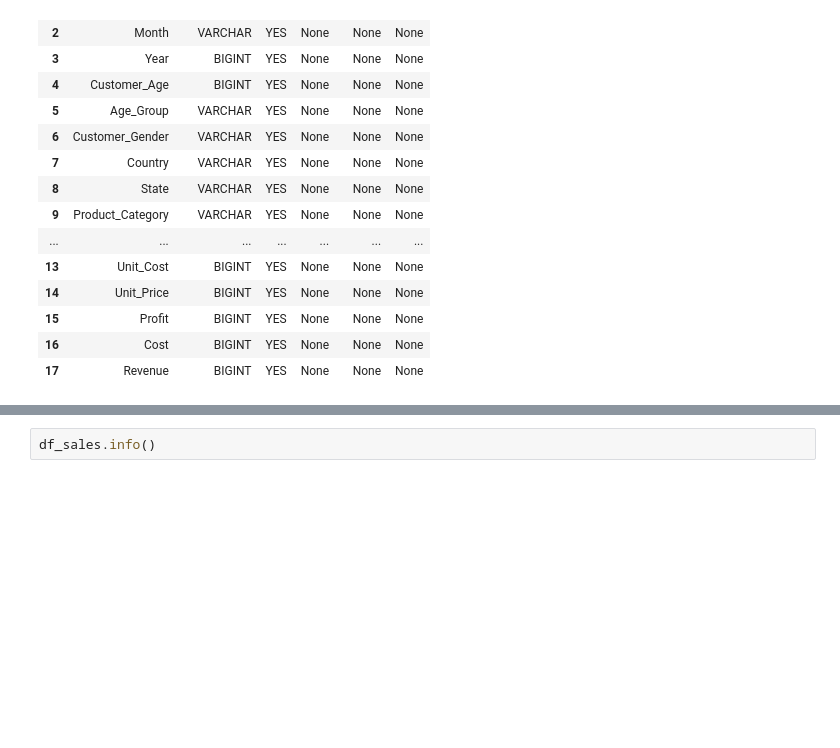
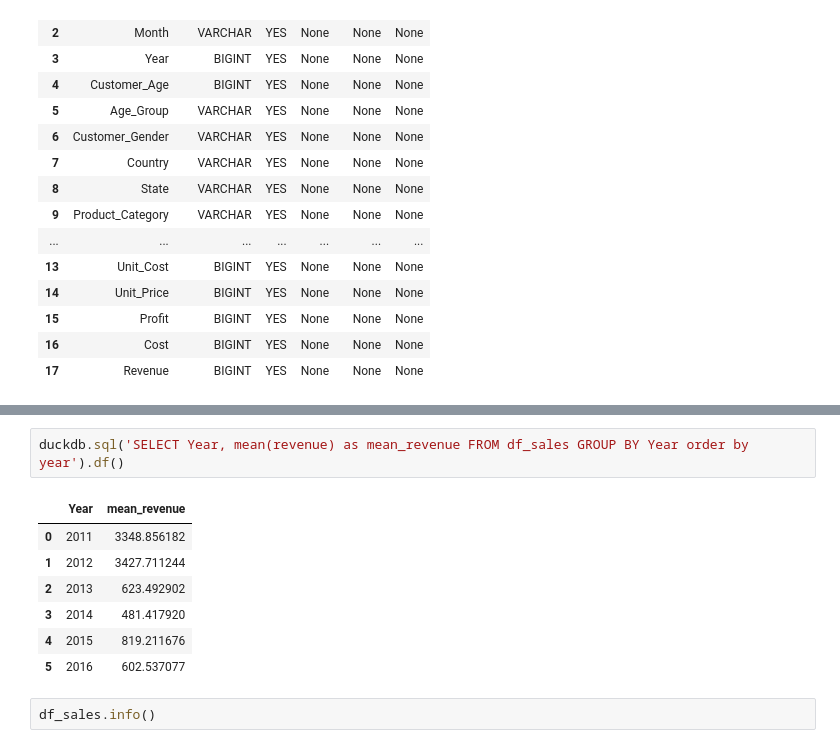
Before and after one commit to Lilit900/machine_learning_lilit_ajoyan_mlops25, a Jupyter notebook: code_alongs/pandas_repetition/pandas.ipynb, the cells around one changed output, grey strips where cells are left out. Drawn from its saved outputs; the diff is of its cells as text; blank space fills up the shorter version.

Commit message:
do some eda and add query with duckdb

```diff
--- a/code_alongs/pandas_repetition/pandas.ipynb
+++ b/code_alongs/pandas_repetition/pandas.ipynb
@@ -168,3 +179,13 @@ duckdb.query('Describe df_sales;').df()
+# %%
+duckdb.sql('SELECT Year, mean(revenue) as mean_revenue FROM df_sales GROUP BY Year order by year').df()
+# %% [output]
+|  | Year | mean_revenue |
+| 0 | 2011 | 3348.856182 |
+| 1 | 2012 | 3427.711244 |
+| 2 | 2013 | 623.492902 |
+| 3 | 2014 | 481.417920 |
+| 4 | 2015 | 819.211676 |
+| 5 | 2016 | 602.537077 |
 # %%
 df_sales.info()
 # %% [output]
```
Also changed, not shown: parts of 3 cells of this notebook.
